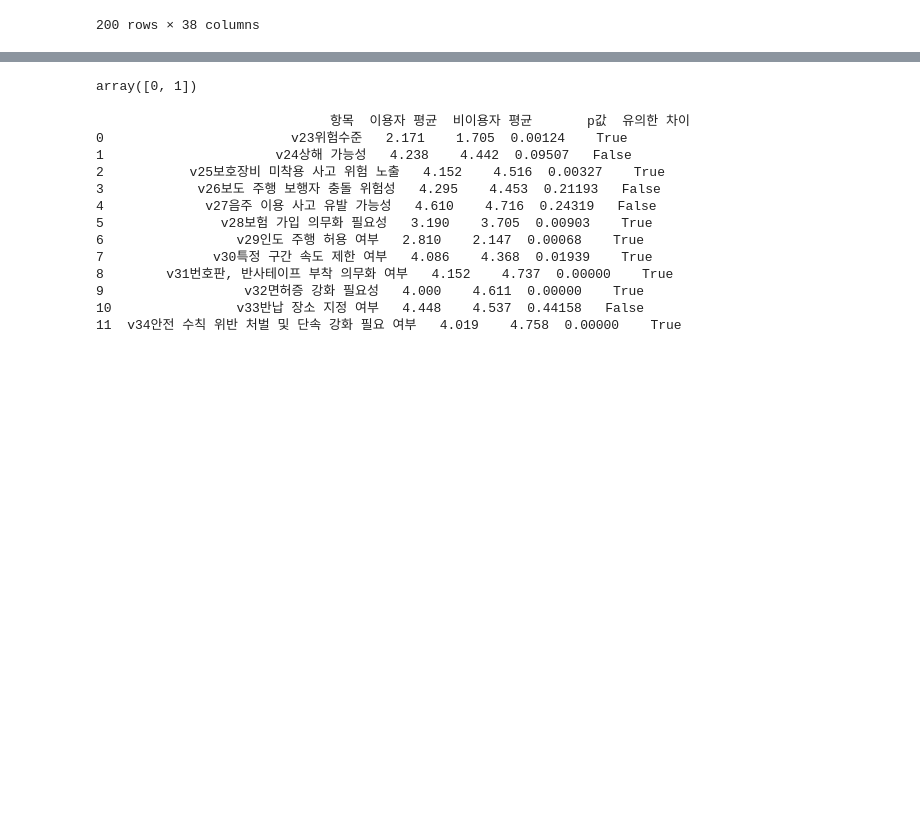
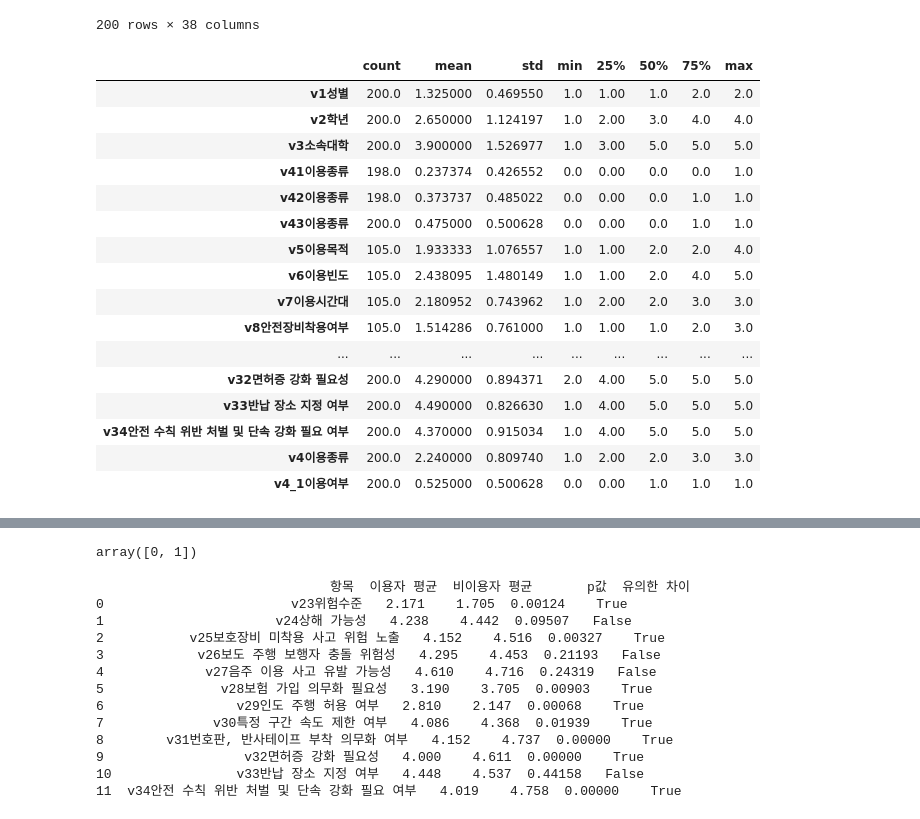
Before and after one commit to sharppink/pandas_visualization, a Jupyter notebook: project_anyang.ipynb, the cells around one changed output, grey strips where cells are left out. Drawn from its saved outputs; the diff is of its cells as text; code cells hidden in the pictures; blank space fills up the shorter version.

```diff
--- a/project_anyang.ipynb
+++ b/project_anyang.ipynb
@@ -69,6 +86,26 @@ data
 | 198 | 2 | 4 | 5 | 0.0 | 0.0 | 1 | NaN | NaN | NaN | NaN | ... | ... |
 | 199 | 2 | 4 | 5 | 0.0 | 0.0 | 1 | NaN | NaN | NaN | NaN | ... | ... |
 200 rows × 38 columns
+# %%
+data.describe().transpose()
+# %% [output]
+|  | count | mean | std | min | 25% | 50% | 75% | max |
+| v1성별 | 200.0 | 1.325000 | 0.469550 | 1.0 | 1.00 | 1.0 | 2.0 | 2.0 |
+| v2학년 | 200.0 | 2.650000 | 1.124197 | 1.0 | 2.00 | 3.0 | 4.0 | 4.0 |
+| v3소속대학 | 200.0 | 3.900000 | 1.526977 | 1.0 | 3.00 | 5.0 | 5.0 | 5.0 |
+| v41이용종류 | 198.0 | 0.237374 | 0.426552 | 0.0 | 0.00 | 0.0 | 0.0 | 1.0 |
+| v42이용종류 | 198.0 | 0.373737 | 0.485022 | 0.0 | 0.00 | 0.0 | 1.0 | 1.0 |
+| v43이용종류 | 200.0 | 0.475000 | 0.500628 | 0.0 | 0.00 | 0.0 | 1.0 | 1.0 |
+| v5이용목적 | 105.0 | 1.933333 | 1.076557 | 1.0 | 1.00 | 2.0 | 2.0 | 4.0 |
+| v6이용빈도 | 105.0 | 2.438095 | 1.480149 | 1.0 | 1.00 | 2.0 | 4.0 | 5.0 |
+| v7이용시간대 | 105.0 | 2.180952 | 0.743962 | 1.0 | 2.00 | 2.0 | 3.0 | 3.0 |
+| v8안전장비착용여부 | 105.0 | 1.514286 | 0.761000 | 1.0 | 1.00 | 1.0 | 2.0 | 3.0 |
+| ... | ... | ... | ... | ... | ... | ... | ... | ... |
+| v32면허증 강화 필요성 | 200.0 | 4.290000 | 0.894371 | 2.0 | 4.00 | 5.0 | 5.0 | 5.0 |
+| v33반납 장소 지정 여부 | 200.0 | 4.490000 | 0.826630 | 1.0 | 4.00 | 5.0 | 5.0 | 5.0 |
+| v34안전 수칙 위반 처벌 및 단속 강화 필요 여부 | 200.0 | 4.370000 | 0.915034 | 1.0 | 4.00 | 5.0 | 5.0 | 5.0 |
+| v4이용종류 | 200.0 | 2.240000 | 0.809740 | 1.0 | 2.00 | 2.0 | 3.0 | 3.0 |
+| v4_1이용여부 | 200.0 | 0.525000 | 0.500628 | 0.0 | 0.00 | 1.0 | 1.0 | 1.0 |
 # %%
 data.drop(columns=['v41이용종류','v42이용종류','v43이용종류'], inplace=True)
 data
```
Also changed, not shown: parts of 2 cells of this notebook.
